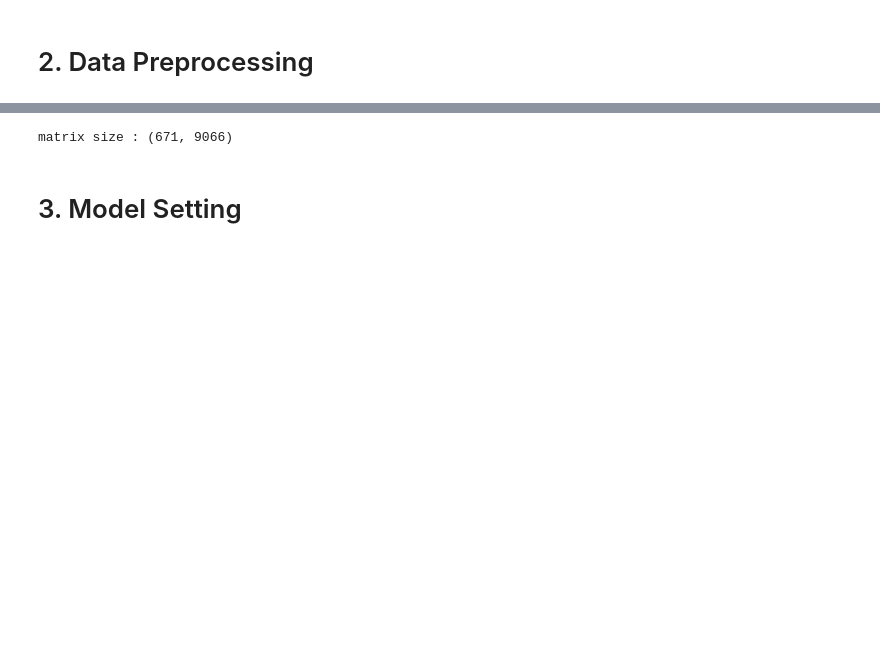
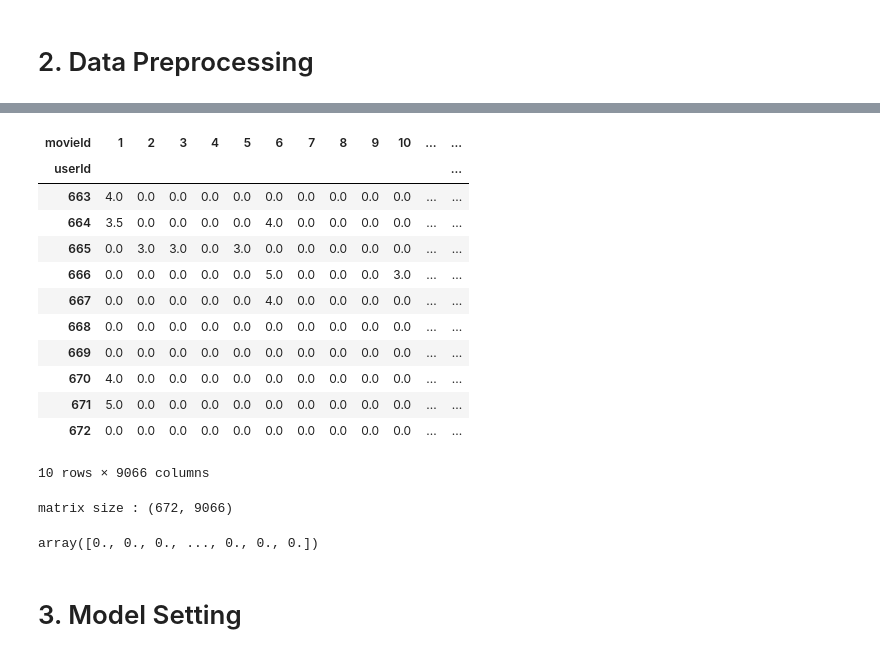
Before and after one commit to formegusto/research-recommendation-system, a Jupyter notebook: 2. Memory-based Collaborative Filtering.ipynb, the cells around one changed output, grey strips where cells are left out. Drawn from its saved outputs; the diff is of its cells as text; code cells hidden in the pictures; blank space fills up the shorter version.

```diff
--- a/2. Memory-based Collaborative Filtering.ipynb
+++ b/2. Memory-based Collaborative Filtering.ipynb
@@ -89,10 +105,34 @@ usr_movie_features.head(5)
+# %%
+# cold start problem
+zero_datas = np.zeros(usr_movie_features.columns.size).astype(float)
+usr_movie_features.loc[usr_movie_features.index.size + 1] = zero_datas
+
+usr_movie_features.tail(10)
+# %% [output]
+| movieId | 1 | 2 | 3 | 4 | 5 | 6 | 7 | 8 | 9 | 10 | ... | ... |
+| userId |  |  |  |  |  |  |  |  |  |  |  | ... |
+| 663 | 4.0 | 0.0 | 0.0 | 0.0 | 0.0 | 0.0 | 0.0 | 0.0 | 0.0 | 0.0 | ... | ... |
+| 664 | 3.5 | 0.0 | 0.0 | 0.0 | 0.0 | 4.0 | 0.0 | 0.0 | 0.0 | 0.0 | ... | ... |
+| 665 | 0.0 | 3.0 | 3.0 | 0.0 | 3.0 | 0.0 | 0.0 | 0.0 | 0.0 | 0.0 | ... | ... |
+| 666 | 0.0 | 0.0 | 0.0 | 0.0 | 0.0 | 5.0 | 0.0 | 0.0 | 0.0 | 3.0 | ... | ... |
+| 667 | 0.0 | 0.0 | 0.0 | 0.0 | 0.0 | 4.0 | 0.0 | 0.0 | 0.0 | 0.0 | ... | ... |
+| 668 | 0.0 | 0.0 | 0.0 | 0.0 | 0.0 | 0.0 | 0.0 | 0.0 | 0.0 | 0.0 | ... | ... |
+| 669 | 0.0 | 0.0 | 0.0 | 0.0 | 0.0 | 0.0 | 0.0 | 0.0 | 0.0 | 0.0 | ... | ... |
+| 670 | 4.0 | 0.0 | 0.0 | 0.0 | 0.0 | 0.0 | 0.0 | 0.0 | 0.0 | 0.0 | ... | ... |
+| 671 | 5.0 | 0.0 | 0.0 | 0.0 | 0.0 | 0.0 | 0.0 | 0.0 | 0.0 | 0.0 | ... | ... |
+| 672 | 0.0 | 0.0 | 0.0 | 0.0 | 0.0 | 0.0 | 0.0 | 0.0 | 0.0 | 0.0 | ... | ... |
+10 rows × 9066 columns
 # %%
 # convert matrix
 mat = usr_movie_features.to_numpy()
 
 print("matrix size : {}".format(mat.shape))
 # %% [output]
-matrix size : (671, 9066)
+matrix size : (672, 9066)
+# %%
+zero_datas
+# %% [output]
+array([0., 0., 0., ..., 0., 0., 0.])
 # %% [markdown]
 # 3. Model Setting
 # %%
```
Also changed, not shown: parts of 7 cells of this notebook.
